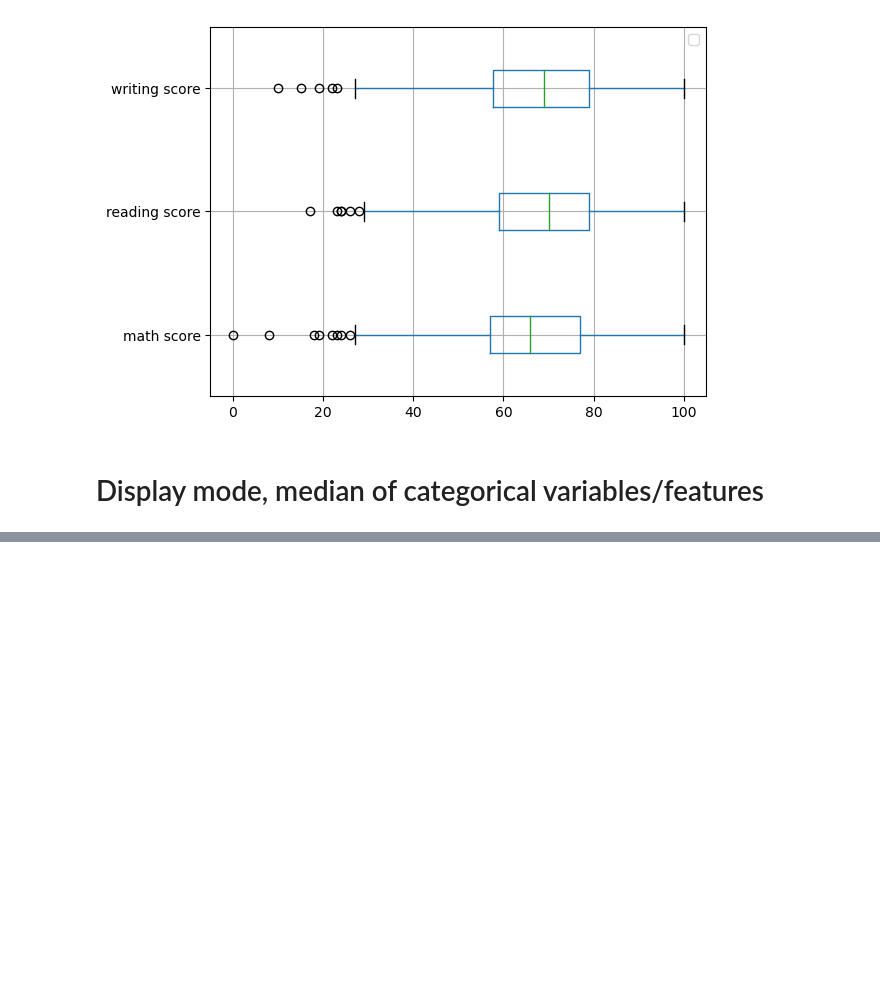
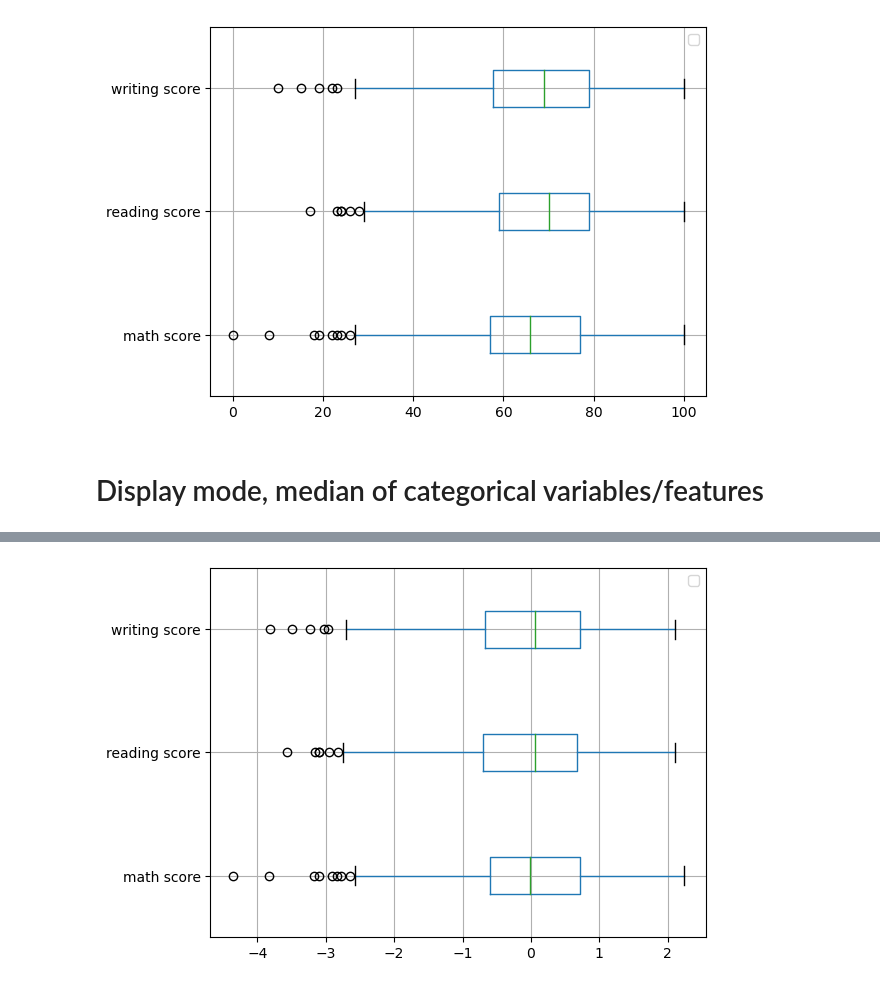
Before and after one commit to 08Aristodemus24/student-performance-eda, a Jupyter notebook: student-perfomance-in-exams-eda.ipynb, the cells around one changed output, grey strips where cells are left out. Saved outputs shown, nothing was run; the diff lists cells and outputs as text; code cells hidden in the pictures; blank space fills up the shorter version.

```diff
--- a/student-perfomance-in-exams-eda.ipynb
+++ b/student-perfomance-in-exams-eda.ipynb
@@ -203,0 +221,12 @@ race/ethnicity
+# %%
+# transforming using log
+df['math score'] = df['math score'].apply(lambda score: (score - df['math score'].mean()) / df['math score'].std())
+df['writing score'] = df['writing score'].apply(lambda score: (score - df['writing score'].mean()) / df['writing score'].std())
+df['reading score'] = df['reading score'].apply(lambda score: (score - df['reading score'].mean()) / df['reading score'].std())
+
+# plot the numerical columns with outliers again
+df.boxplot(column=num_cols, vert=False)
+plt.legend()
+plt.show()
+# %% [output]
+[figure, added]
```
Also changed, not shown: parts of 6 cells of this notebook.
